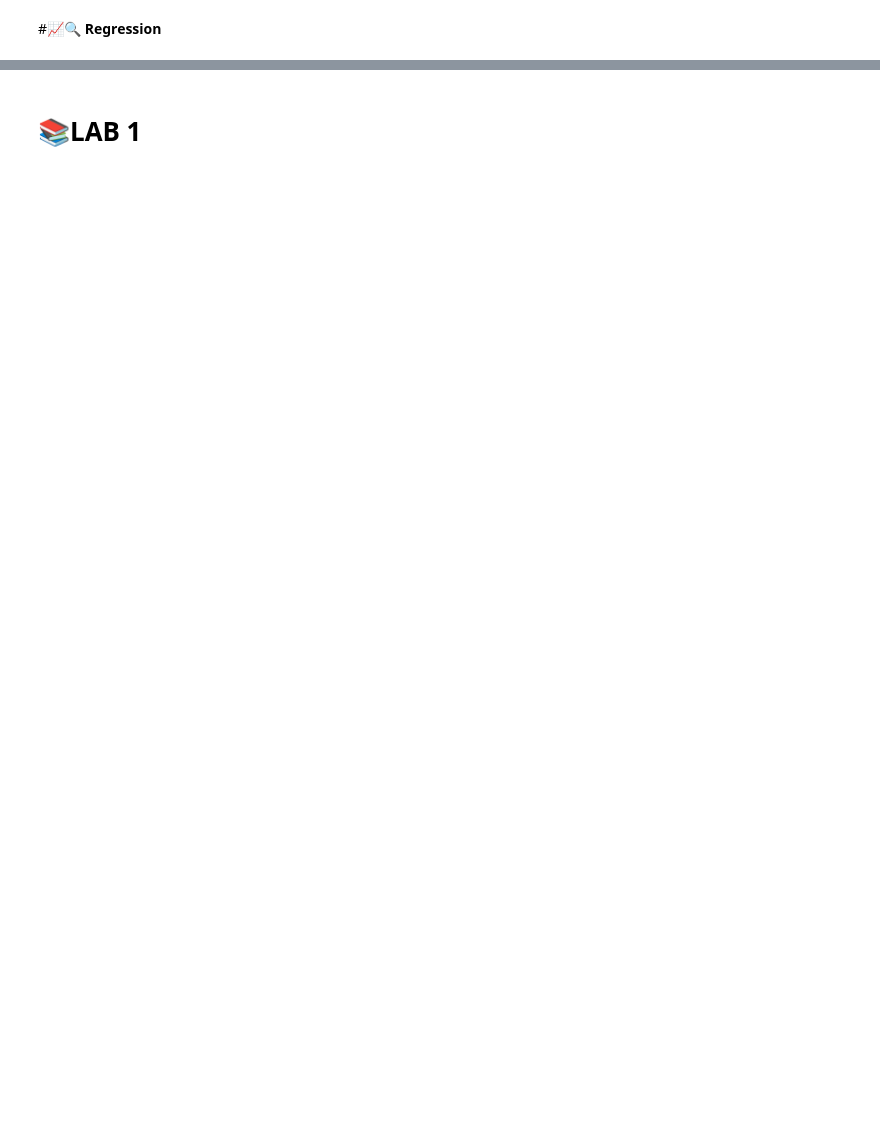
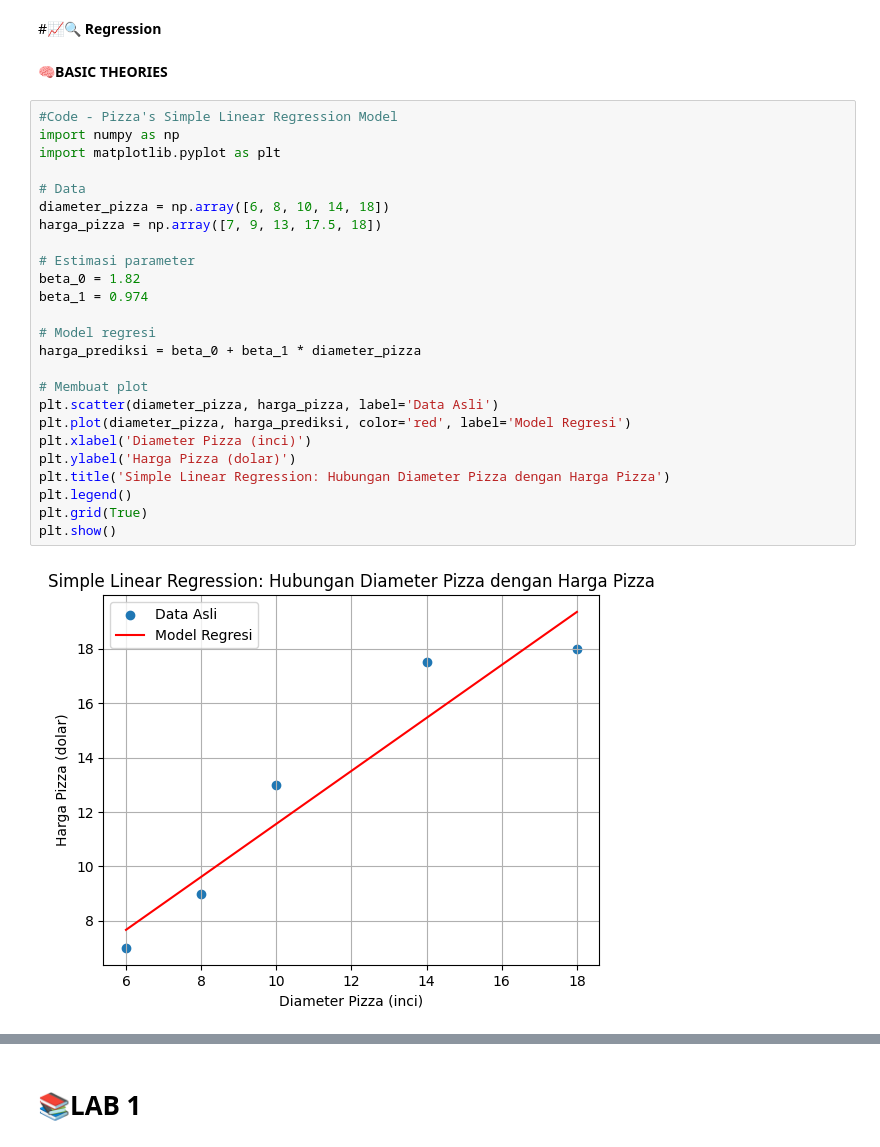
Before and after one commit to AdindaRahajengSilviaPranesti/MarchineLearning_2141720158_AdindaRSP_02, a Jupyter notebook: Week3_2141720158.ipynb, the cells around one changed output, grey strips where cells are left out. Saved outputs shown, nothing was run; the diff lists cells and outputs as text; blank space fills up the shorter version.

```diff
--- a/Week3_2141720158.ipynb
+++ b/Week3_2141720158.ipynb
@@ -2,3 +2,32 @@
 <a href="https://colab.research.google.com/github/AdindaRahajengSilviaPranesti/MarchineLearning_2141720158_AdindaRSP_02/blob/main/Week3_2141720158.ipynb" target="_parent"><img src="https://colab.research.google.com/assets/colab-badge.svg" alt="Open In Colab"/></a>
 # %% [markdown]
 #**📈🔍 Regression**
+# %% [markdown]
+🧠**BASIC THEORIES**
+# %%
+#Code - Pizza's Simple Linear Regression Model
+import numpy as np
+import matplotlib.pyplot as plt
+
+# Data
+diameter_pizza = np.array([6, 8, 10, 14, 18])
+harga_pizza = np.array([7, 9, 13, 17.5, 18])
+
+# Estimasi parameter
+beta_0 = 1.82
+beta_1 = 0.974
+
+# Model regresi
+harga_prediksi = beta_0 + beta_1 * diameter_pizza
+
+# Membuat plot
+plt.scatter(diameter_pizza, harga_pizza, label='Data Asli')
+plt.plot(diameter_pizza, harga_prediksi, color='red', label='Model Regresi')
+plt.xlabel('Diameter Pizza (inci)')
+plt.ylabel('Harga Pizza (dolar)')
+plt.title('Simple Linear Regression: Hubungan Diameter Pizza dengan Harga Pizza')
+plt.legend()
+plt.grid(True)
+plt.show()
+# %% [output]
+[figure, added]
```
Also changed, not shown: parts of 32 cells of this notebook.
